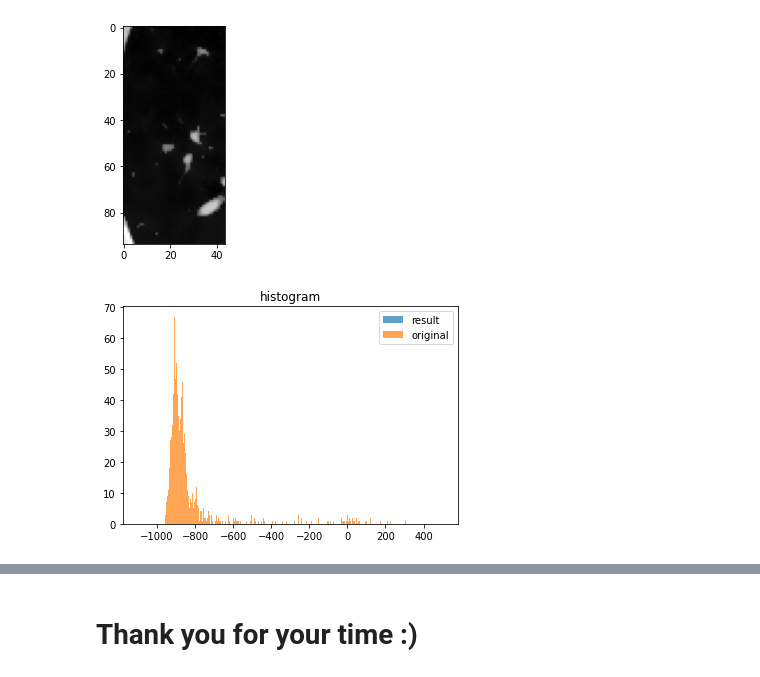
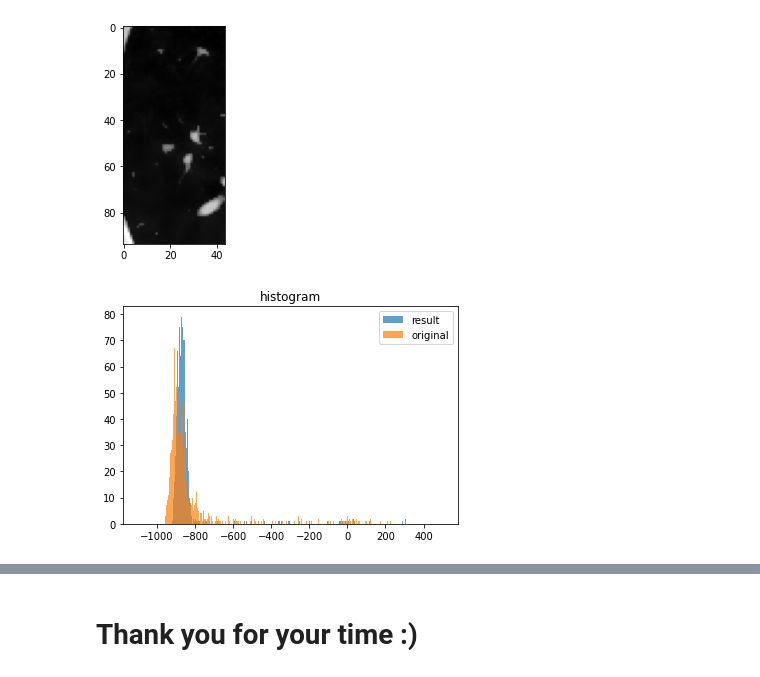
Before and after one commit to s-mostafa-a/CT-noise-statistical-characterization, a Jupyter notebook: notebooks/some_detail.ipynb, the cells around one changed output, grey strips where cells are left out. Cells and saved outputs as stored; diff of their text form; code cells hidden in the pictures.

```diff
--- a/notebooks/some_detail.ipynb
+++ b/notebooks/some_detail.ipynb
@@ -356,17 +359,17 @@ _______________________________
 [figure]
 # %%
 origi = tissue1[3:-3, 3:-3]
-flat_resul = resul.flatten() - 1030
+flat_resul = resul.flatten() + delta
 flat_origi = origi.flatten()
 ax = plt.subplot(1, 1, 1)
 bins = list(np.arange(-1100, 500, 1))
 ax.hist(flat_resul, bins=bins, alpha=0.7, label='result')
 ax.hist(flat_origi, bins=bins, alpha=0.7, label='original')
 plt.legend(loc='upper right')
 plt.title("histogram")
 plt.show()
 # %% [output]
-[figure, old version]
+[figure, new version]
 # %% [markdown]
 # About using JAX
 JAX has some limitations, and we cannot use NumPy's SciPy with it. And the SciPy of their own is a work-in-progress project. I was trying to implement it but found out that I should get my hands dirty with the whole Jax project (and I was going to learn about it for a couple of days, but now, I think it takes time)
```
Also changed, not shown: parts of 3 cells of this notebook.
